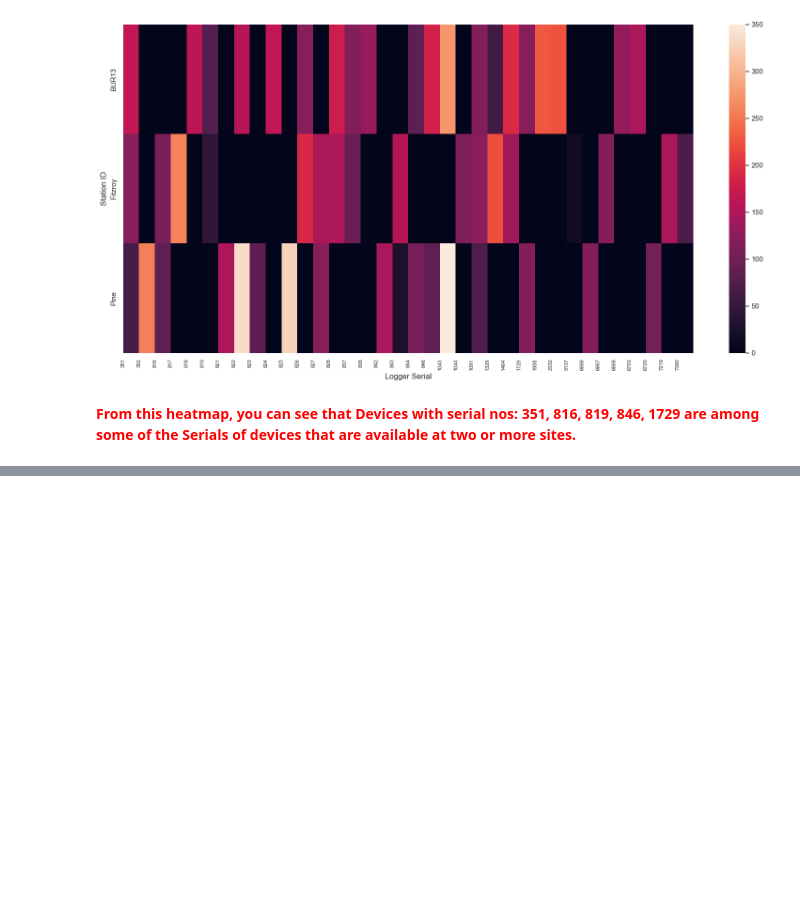
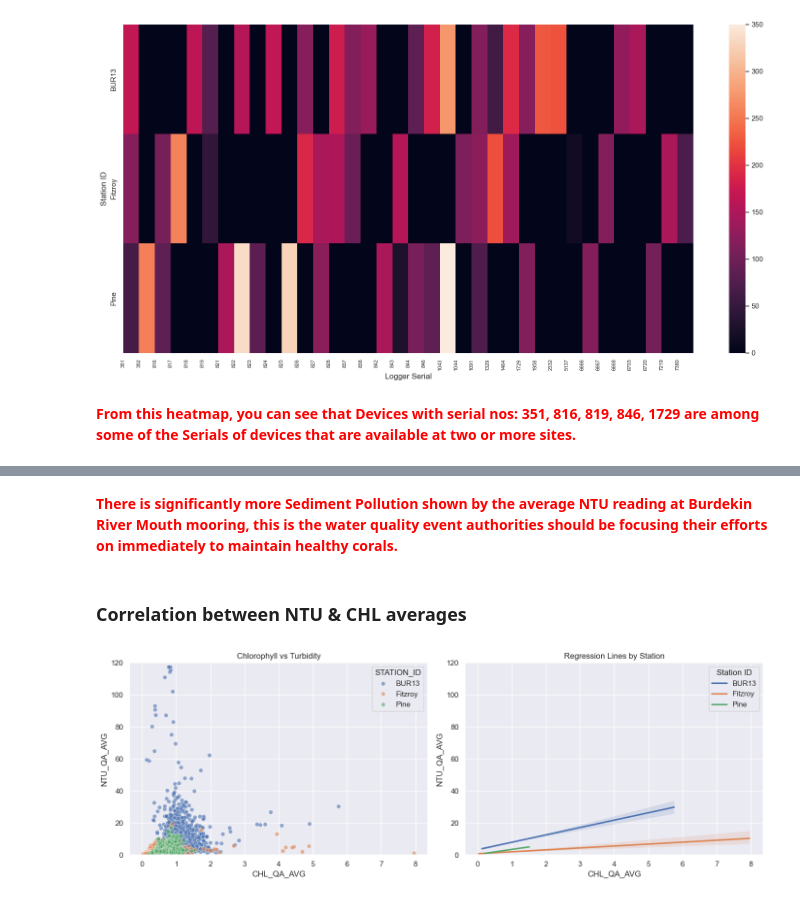
Before and after one commit to nadunchandrabahu/Australian_Coral_Reef_EDA, a Jupyter notebook: Australian_Coral_Reef_EDA.ipynb, the cells around one changed output, grey strips where cells are left out. Cells and saved outputs as stored; diff of their text form; code cells hidden in the pictures; blank space fills up the shorter version.

```diff
--- a/Australian_Coral_Reef_EDA.ipynb
+++ b/Australian_Coral_Reef_EDA.ipynb
@@ -223,0 +270,46 @@ plt.show()
+# %% [markdown]
+<span style="color:red"><strong>There is significantly more Sediment Pollution shown by the average NTU reading at Burdekin River Mouth mooring, this is the water quality event authorities should be focusing their efforts on immediately to maintain healthy corals.</strong></span>
+# %% [markdown]
+### Correlation between NTU & CHL averages
+# %%
+fig, axes = plt.subplots(1, 2, figsize=(14, 5))
+
+# 1) Scatter plot
+sns.scatterplot(
+    data=df,
+    x="CHL_QA_AVG",
+    y="NTU_QA_AVG",
+    hue="STATION_ID",
+    alpha=0.6,
+    ax=axes[0]
+)
+
+axes[0].set_title("Chlorophyll vs Turbidity")
+axes[0].set_xlabel("CHL_QA_AVG")
+axes[0].set_ylabel("NTU_QA_AVG")
+axes[0].set_ylim(0, 120)
+
+
+# 2) Regression lines
+for station in df["STATION_ID"].unique():
+    station_data = df[df["STATION_ID"] == station]
+
+    sns.regplot(
+        data=station_data,
+        x="CHL_QA_AVG",
+        y="NTU_QA_AVG",
+        scatter=False,
+        label=station,
+        ax=axes[1]
+    )
+
+axes[1].set_title("Regression Lines by Station")
+axes[1].set_xlabel("CHL_QA_AVG")
+axes[1].set_ylabel("NTU_QA_AVG")
+axes[1].set_ylim(0, 120)
+axes[1].legend(title="Station ID")
+
+plt.tight_layout()
+plt.show()
+# %% [output]
+[figure, added]
```
Also changed, not shown: parts of 7 cells of this notebook.
